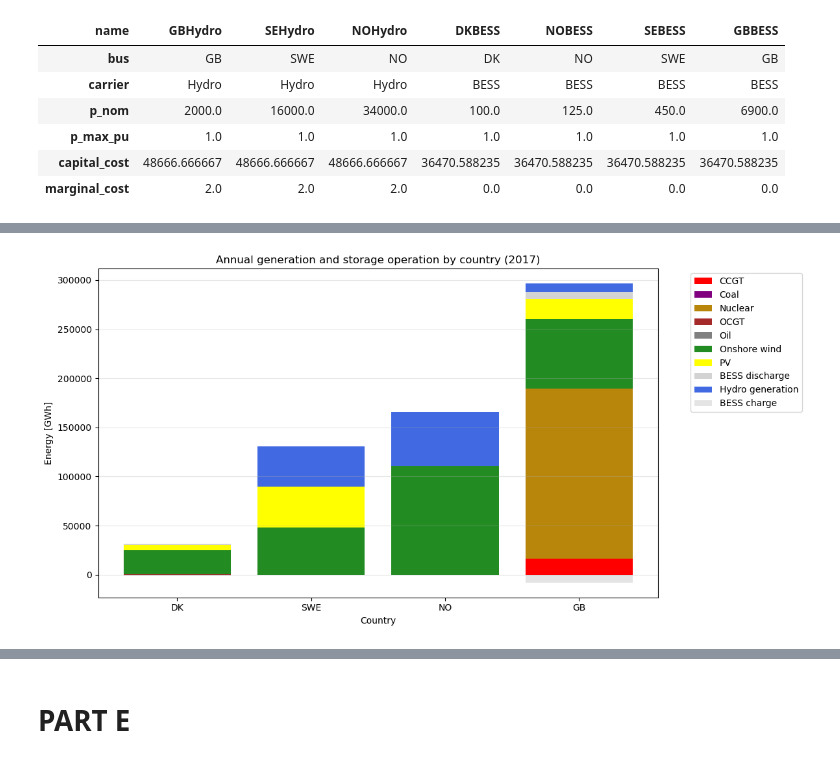
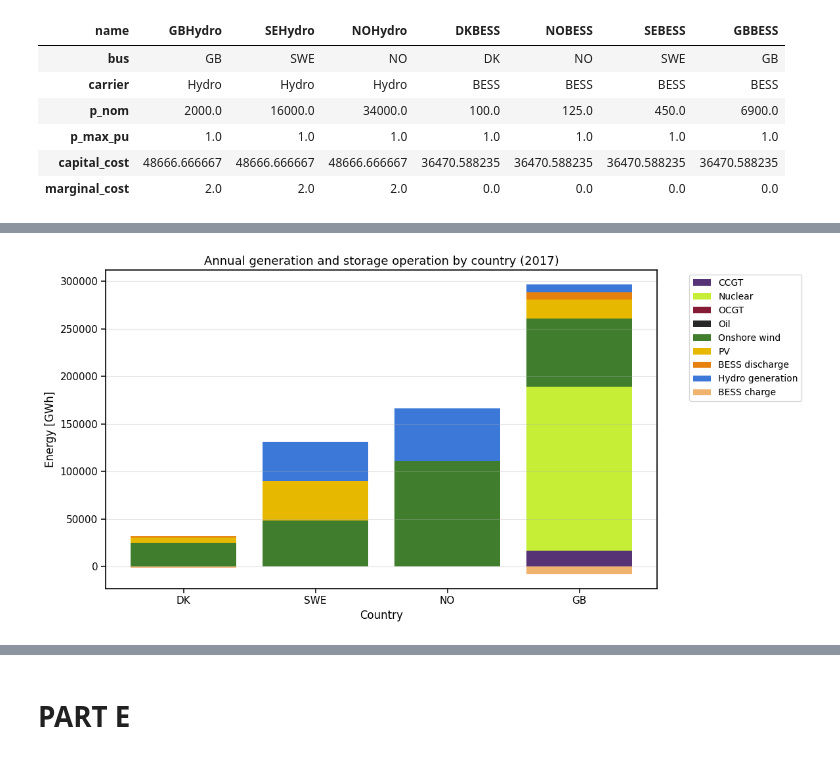
Before and after one commit to martinsiitam/ieg-spring-2026, a Jupyter notebook: oscar/projectv1.ipynb, the cells around one changed output, grey strips where cells are left out. Drawn from its saved outputs; the diff is of its cells as text; code cells hidden in the pictures.

```diff
--- a/oscar/projectv1.ipynb
+++ b/oscar/projectv1.ipynb
@@ -2152,7 +2290,7 @@ n2.add(
     "DKCoal",
     bus="DK",
     carrier="Coal",
-    p_nom_extendable=False,
+    p_nom_extendable=True,
     p_nom=650,
     marginal_cost=coal_marginal_cost,
     capital_cost=annualised_coal_capex + coal_opex,
@@ -2561,17 +2706,14 @@ obj: 946106 rows, 446787 columns, 1818254 nonzeros
 # %%
-import numpy as np
-# Date range winter week
-
 start_date = pd.Timestamp(f"{capacity_factor_year}-07-01 00:00:00")
 end_date   = pd.Timestamp(f"{capacity_factor_year}-07-31 23:00:00")
 
 # ----------------------------
 # GENERATORS
 # ----------------------------
-dispatch = n.generators_t.p.copy()
+dispatch = n2.generators_t.p.copy()
 
-carrier_series = n.generators.carrier
-nice_name_map = n.carriers.nice_name.to_dict()
+carrier_series = n2.generators.carrier
+nice_name_map = n2.carriers.nice_name.to_dict()
 
 dispatch_nice = dispatch.rename(
     columns=lambda g: nice_name_map.get(carrier_series[g], carrier_series[g])
@@ -2579,8 +2721,8 @@ dispatch_nice = dispatch.rename(
 dispatch_nice = dispatch_nice.T.groupby(level=0).sum().T
 
 # Marginal cost ordering for generators
-cost_df = n.generators[["carrier", "marginal_cost"]].copy()
-cost_df["nice_name"] = cost_df["carrier"].map(n.carriers.nice_name)
+cost_df = n2.generators[["carrier", "marginal_cost"]].copy()
+cost_df["nice_name"] = cost_df["carrier"].map(n2.carriers.nice_name)
 cost_by_tech = cost_df.groupby("nice_name")["marginal_cost"].mean()
 tech_order = cost_by_tech.sort_values().index.tolist()
 
@@ -2590,10 +2732,10 @@ dispatch_nice = dispatch_nice[tech_order]
 # STORAGE UNITS
 # ----------------------------
 # Positive = discharge, negative = charge
-storage_p = n.storage_units_t.p.copy()
+storage_p = n2.storage_units_t.p.copy()
 
 if not storage_p.empty:
-    storage_nice_map = n.storage_units.carrier.map(n.carriers.nice_name).to_dict()
+    storage_nice_map = n2.storage_units.carrier.map(n2.carriers.nice_name).to_dict()
 
     storage_nice = storage_p.rename(
         columns=lambda s: storage_nice_map.get(s, s)
@@ -2881,19 +3359,51 @@ plt.show()
 # %%
+# Show optimal capacities of technologies per country and how much energy each produces per year.
+# ----------------------------
+# CONSISTENT COLORS
+# ----------------------------
+tech_colors = {
+    # Core technologies
+    "PV": "#E7B800",
+    "Onshore wind": "#407E2D",
+    "Offshore wind": "#A00078",
+    "Biomass CHP": "#8C564B",
+    "CCGT": "#553375",
+    "OCGT": "#851B35",
+    "Coal": "#7E8083",
+    "Oil": "#272727",
+
+    # Storage (standardized naming)
+    "BESS": "#E6810E",
+    "Battery": "#E6810E",              # fallback if appears
+    "BESS discharge": "#E6810E",
+    "BESS charge": "#E6810E",
+    "Battery discharge": "#E6810E",
+    "Battery charge": "#E6810E",
+
+    # Other generation
+    "Hydro": "#3C78D8",                # adjusted to fit palette better
+    "Nuclear": "#C6EE36",
+
+    # System variables
+    "Demand": "#000000",
+    "Net import": "#000000",
+}
+
 # ----------------------------
 # PREPARE GENERATION
 # ----------------------------
-gen_dispatch_raw = n.generators_t.p.copy()
+gen_dispatch_raw = n2.generators_t.p.copy()
 
-gen_meta = n.generators[["bus", "carrier"]].copy()
-nice_name_map = n.carriers.nice_name.to_dict()
+gen_meta = n2.generators[["bus", "carrier"]].copy()
+nice_name_map = n2.carriers.nice_name.to_dict()
 
 # ----------------------------
 # PREPARE STORAGE
 # ----------------------------
-storage_dispatch_raw = n.storage_units_t.p.copy()
+storage_dispatch_raw = n2.storage_units_t.p.copy()
 
 if not storage_dispatch_raw.empty:
-    su_meta = n.storage_units[["bus", "carrier"]].copy()
+    su_meta = n2.storage_units[["bus", "carrier"]].copy()
 
     # Split charge / discharge from RAW data
     storage_discharge_raw = storage_dispatch_raw.clip(lower=0)
@@ -2907,14 +3417,14 @@ else:
 # ----------------------------
 # BUILD COUNTRY-TECH MATRICES
 # ----------------------------
-countries = n.buses.index.tolist()
+countries = n2.buses.index.tolist()
 
 gen_techs = sorted(
-    set(nice_name_map.get(c, c) for c in n.generators["carrier"].unique())
+    set(nice_name_map.get(c, c) for c in n2.generators["carrier"].unique())
 )
 storage_techs = sorted(
-    set(nice_name_map.get(c, c) for c in n.storage_units["carrier"].unique())
-) if not n.storage_units.empty else []
+    set(nice_name_map.get(c, c) for c in n2.storage_units["carrier"].unique())
+) if not n2.storage_units.empty else []
 
 all_techs = sorted(set(gen_techs) | set(storage_techs))
 
@@ -2923,21 +3433,21 @@ country_storage_dis = pd.DataFrame(0.0, index=countries, columns=all_techs)
 country_storage_ch = pd.DataFrame(0.0, index=countries, columns=all_techs)
 
 # --- Generators
-for gen in n.generators.index:
-    country = n.generators.loc[gen, "bus"]
-    tech = nice_name_map.get(n.generators.loc[gen, "carrier"], n.generators.loc[gen, "carrier"])
+for gen in n2.generators.index:
+    country = n2.generators.loc[gen, "bus"]
+    tech = nice_name_map.get(n2.generators.loc[gen, "carrier"], n2.generators.loc[gen, "carrier"])
     country_gen.loc[country, tech] += gen_dispatch_raw[gen].sum()
 
 # --- Storage discharge
-for su in n.storage_units.index:
-    country = n.storage_units.loc[su, "bus"]
-    tech = nice_name_map.get(n.storage_units.loc[su, "carrier"], n.storage_units.loc[su, "carrier"])
+for su in n2.storage_units.index:
+    country = n2.storage_units.loc[su, "bus"]
+    tech = nice_name_map.get(n2.storage_units.loc[su, "carrier"], n2.storage_units.loc[su, "carrier"])
     country_storage_dis.loc[country, tech] += storage_discharge_raw[su].sum()
 
 # --- Storage charge
-for su in n.storage_units.index:
-    country = n.storage_units.loc[su, "bus"]
-    tech = nice_name_map.get(n.storage_units.loc[su, "carrier"], n.storage_units.loc[su, "carrier"])
+for su in n2.storage_units.index:
+    country = n2.storage_units.loc[su, "bus"]
+    tech = nice_name_map.get(n2.storage_units.loc[su, "carrier"], n2.storage_units.loc[su, "carrier"])
 
     # Skip hydro charging completely
     if tech == "Hydro":
@@ -2987,34 +3497,34 @@ for tech in country_storage_dis.columns:
             bottom=bottom,
             label=label,
             color=tech_colors.get(tech, "lightgray")
         )
         bottom += values
 
 # storage charge (negative) -- no hydro charge
 bottom_neg = np.zeros(len(countries_plot))
 for tech in country_storage_ch.columns:
     values = -country_storage_ch[tech].values
     if np.any(values < 0):
         ax.bar(
             countries_plot,
             values,
             bottom=bottom_neg,
             label=f"{tech} charge",
             color=tech_colors.get(tech, "lightgray"),
             alpha=0.6
         )
         bottom_neg += values
 
 ax.set_ylabel("Energy [GWh]")
 ax.set_xlabel("Country")
 ax.set_title(f"Annual generation and storage operation by country ({capacity_factor_year})")
 ax.grid(axis="y", alpha=0.3)
 ax.legend(bbox_to_anchor=(1.05, 1), loc="upper left")
 
 plt.tight_layout()
 plt.show()
 # %% [output]
-[figure, old version]
+[figure, new version]
 # %%
 # ----------------------------
 # NUMERIC TABLES PER COUNTRY AND TECHNOLOGY
```
Also changed, not shown: parts of 37 cells of this notebook.
